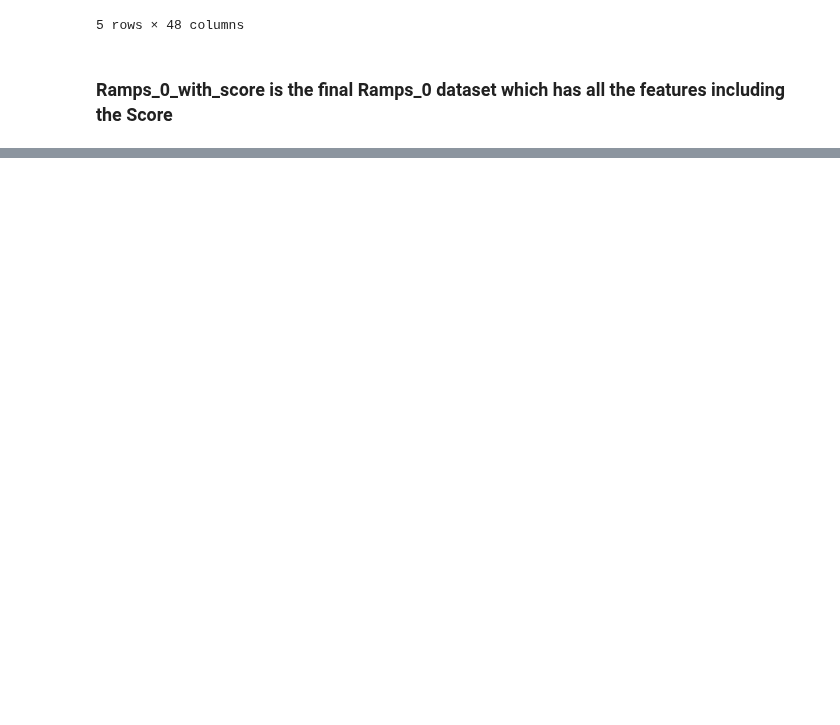
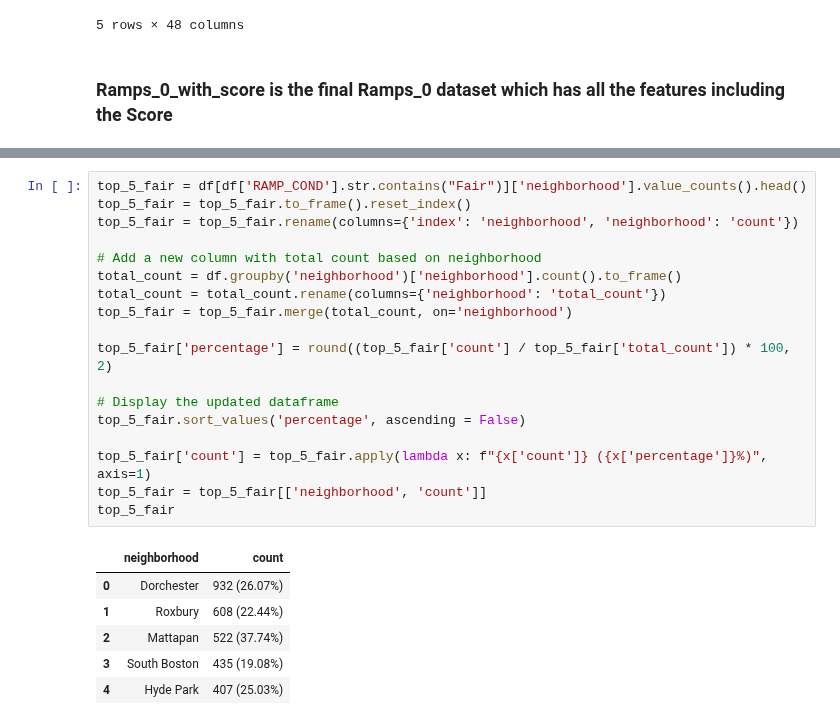
Before and after one commit to BU-Spark/ds-stantec-sidewalks, a Jupyter notebook: spring23-team-1/files/ramps_0_score_analysis.ipynb, the cells around one changed output, grey strips where cells are left out. Drawn from its saved outputs; the diff is of its cells as text; blank space fills up the shorter version.

```diff
--- a/spring23-team-1/files/ramps_0_score_analysis.ipynb
+++ b/spring23-team-1/files/ramps_0_score_analysis.ipynb
@@ -222,0 +248,25 @@ df.head()
+# %%
+top_5_fair = df[df['RAMP_COND'].str.contains("Fair")]['neighborhood'].value_counts().head()
+top_5_fair = top_5_fair.to_frame().reset_index()
+top_5_fair = top_5_fair.rename(columns={'index': 'neighborhood', 'neighborhood': 'count'})
+
+# Add a new column with total count based on neighborhood
+total_count = df.groupby('neighborhood')['neighborhood'].count().to_frame()
+total_count = total_count.rename(columns={'neighborhood': 'total_count'})
+top_5_fair = top_5_fair.merge(total_count, on='neighborhood')
+
+top_5_fair['percentage'] = round((top_5_fair['count'] / top_5_fair['total_count']) * 100, 2)
+
+# Display the updated dataframe
+top_5_fair.sort_values('percentage', ascending = False)
+
+top_5_fair['count'] = top_5_fair.apply(lambda x: f"{x['count']} ({x['percentage']}%)", axis=1)
+top_5_fair = top_5_fair[['neighborhood', 'count']]
+top_5_fair
+# %% [output]
+|  | neighborhood | count |
+| 0 | Dorchester | 932 (26.07%) |
+| 1 | Roxbury | 608 (22.44%) |
+| 2 | Mattapan | 522 (37.74%) |
+| 3 | South Boston | 435 (19.08%) |
+| 4 | Hyde Park | 407 (25.03%) |
```
Also changed, not shown: parts of 6 cells of this notebook, 1 other file.
